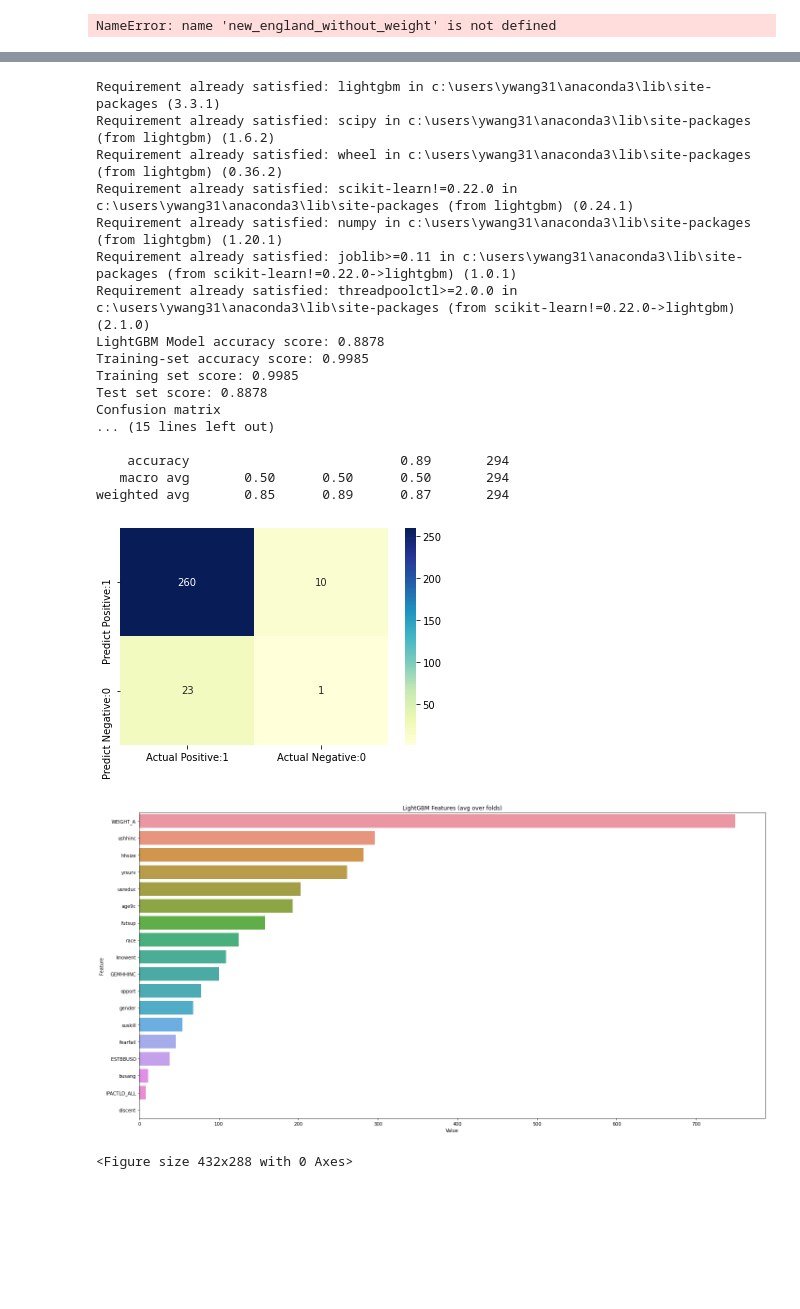
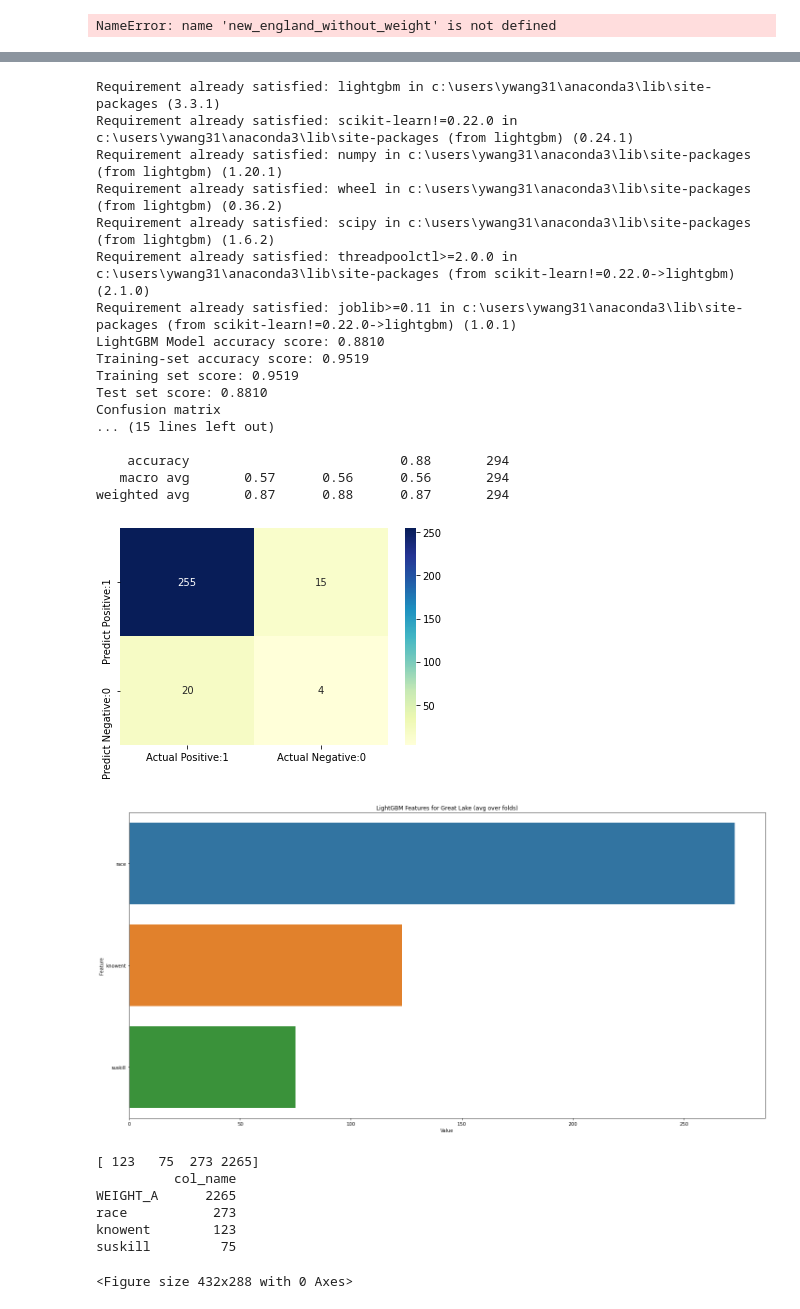
Before and after one commit to JasonWYZE/Babson-Hackathon, a Jupyter notebook: data_hackathon.ipynb, the cells around one changed output, grey strips where cells are left out. Cells and saved outputs as stored; diff of their text form; code cells hidden in the pictures; blank space fills up the shorter version.

```diff
--- a/data_hackathon.ipynb
+++ b/data_hackathon.ipynb
@@ -116,17 +114,24 @@ import pandas as pd # data processing, CSV file I/O (e.g. pd.read_csv)
 import matplotlib.pyplot as plt # data visualization
 import seaborn as sns # statistical data visualization
 
+
+#New England with Weight A
 new_england = pd.read_csv("new_england.csv")
-new_england = new_england.drop(columns = ['Region','TEANEC','TEAOPP','WEIGHT_L'])
+cols = ['TEA','knowent', 'suskill','race','WEIGHT_A']
+new_england = new_england[cols]
 
 new_england['TEA'].value_counts()
+
 
 #Declare feature vector and target variable
 y=new_england['TEA']
 
-new_cols = ['yrsurv','WEIGHT_A','GEMHHINC','knowent','opport','suskill','fearfail','futsup','discent','busang','gender','age9c','hhsize','ushhinc','usreduc','ESTBBUSO','IPACTLD_ALL','race']
-X_columns = ['yrsurv','GEMHHINC','knowent','opport','suskill','fearfail','futsup','discent','busang','gender','age9c','hhsize','ushhinc','usreduc','ESTBBUSO','IPACTLD_ALL','race']
+new_cols = ['knowent', 'suskill','race','WEIGHT_A']
 x=new_england[new_cols]
+
+feature_cols = ['knowent', 'suskill','race']
+
+
 
 from sklearn.model_selection import train_test_split
 X_train, X_test, y_train, y_test = train_test_split(x, y, test_size = 0.3, random_state = 0)
@@ -162,46 +167,60 @@ print('Training set score: {:.4f}'.format(clf.score(X_train, y_train)))
 
 print('Test set score: {:.4f}'.format(clf.score(X_test, y_test)))
 from sklearn.metrics import confusion_matrix
 cm = confusion_matrix(y_test, y_pred)
 print('Confusion matrix\n\n', cm)
 print('\nTrue Positives(TP) = ', cm[0,0])
 print('\nTrue Negatives(TN) = ', cm[1,1])
 print('\nFalse Positives(FP) = ', cm[0,1])
 print('\nFalse Negatives(FN) = ', cm[1,0])
 # visualize confusion matrix with seaborn heatmap
 
 cm_matrix = pd.DataFrame(data=cm, columns=['Actual Positive:1', 'Actual Negative:0'],
                                  index=['Predict Positive:1', 'Predict Negative:0'])
 
 sns.heatmap(cm_matrix, annot=True, fmt='d', cmap='YlGnBu')
+
 from sklearn.metrics import classification_report
 print(classification_report(y_test, y_pred))
-feature_imp = pd.DataFrame(sorted(zip(clf.feature_importances_,new_england.columns)), columns=['Value','Feature'])
+
+
+feature_imp = pd.DataFrame(sorted(zip(clf.feature_importances_,new_england[feature_cols])), columns=['Value','Feature'])
+
 plt.figure(figsize=(20, 10))
 sns.barplot(x="Value", y="Feature", data=feature_imp.sort_values(by="Value", ascending=False))
-plt.title('LightGBM Features (avg over folds)')
+plt.title('LightGBM Features for Great Lake (avg over folds)')
 plt.tight_layout()
 plt.show()
 plt.savefig('lgbm_importances-01.png')
+
+print(clf.feature_importances_)
+feature_imporant = pd.DataFrame({'col_name': clf.feature_importances_}, index=x.columns).sort_values(by='col_name', ascending=False)
+print(feature_imporant)
 # %% [output]
 Requirement already satisfied: lightgbm in c:\users\ywang31\anaconda3\lib\site-packages (3.3.1)
-Requirement already satisfied: scipy in c:\users\ywang31\anaconda3\lib\site-packages (from lightgbm) (1.6.2)
-Requirement already satisfied: wheel in c:\users\ywang31\anaconda3\lib\site-packages (from lightgbm) (0.36.2)
 Requirement already satisfied: scikit-learn!=0.22.0 in c:\users\ywang31\anaconda3\lib\site-packages (from lightgbm) (0.24.1)
 Requirement already satisfied: numpy in c:\users\ywang31\anaconda3\lib\site-packages (from lightgbm) (1.20.1)
+Requirement already satisfied: wheel in c:\users\ywang31\anaconda3\lib\site-packages (from lightgbm) (0.36.2)
+Requirement already satisfied: scipy in c:\users\ywang31\anaconda3\lib\site-packages (from lightgbm) (1.6.2)
+Requirement already satisfied: threadpoolctl>=2.0.0 in c:\users\ywang31\anaconda3\lib\site-packages (from scikit-learn!=0.22.0->lightgbm) (2.1.0)
 Requirement already satisfied: joblib>=0.11 in c:\users\ywang31\anaconda3\lib\site-packages (from scikit-learn!=0.22.0->lightgbm) (1.0.1)
-Requirement already satisfied: threadpoolctl>=2.0.0 in c:\users\ywang31\anaconda3\lib\site-packages (from scikit-learn!=0.22.0->lightgbm) (2.1.0)
-LightGBM Model accuracy score: 0.8878
-Training-set accuracy score: 0.9985
-Training set score: 0.9985
-Test set score: 0.8878
+LightGBM Model accuracy score: 0.8810
+Training-set accuracy score: 0.9519
+Training set score: 0.9519
+Test set score: 0.8810
 Confusion matrix
 ... (15 lines left out)
 
-    accuracy                           0.89       294
-   macro avg       0.50      0.50      0.50       294
-weighted avg       0.85      0.89      0.87       294
+    accuracy                           0.88       294
+   macro avg       0.57      0.56      0.56       294
+weighted avg       0.87      0.88      0.87       294
-[figure, old version]
+[figure, new version]
-[figure, old version]
+[figure, new version]
-<Figure size 432x288 with 0 Axes>
+[ 123   75  273 2265]
+          col_name
+WEIGHT_A      2265
+race           273
+knowent        123
+suskill         75
+<Figure size 432x288 with 0 Axes>
 # %%
```
Also changed, not shown: parts of 11 cells of this notebook.
